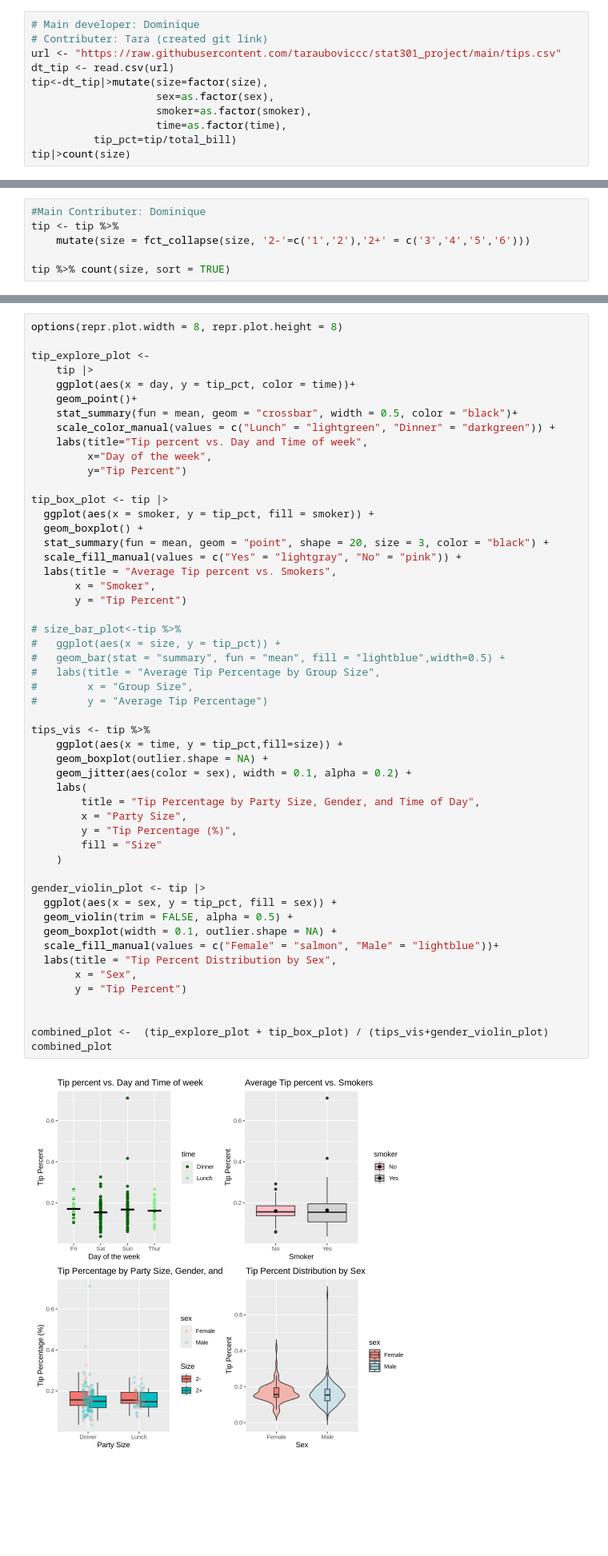
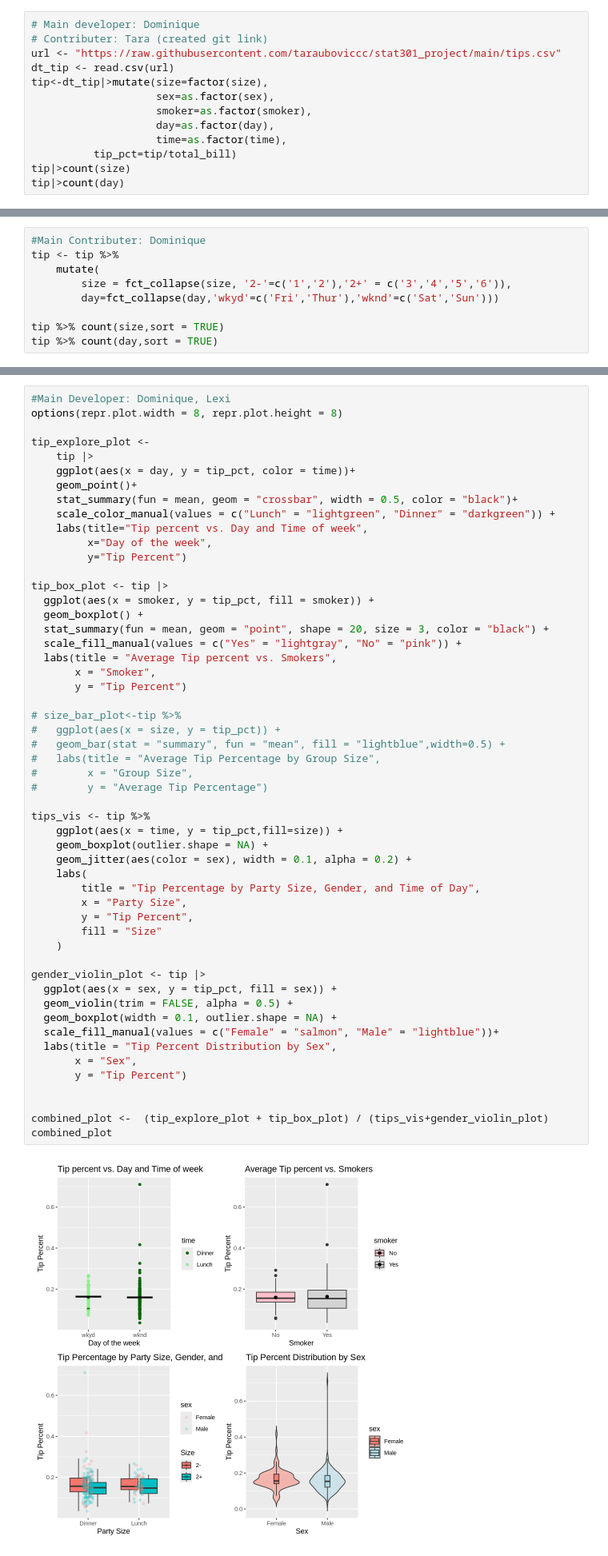
Before and after one commit to lllexiliang/stat301-final-project, a Jupyter notebook: final_project.ipynb, the cells around one changed output, grey strips where cells are left out. Shown at 80% size. Cells and saved outputs as stored; diff of their text form; blank space fills up the shorter version.

Commit message:
Variable Selection and Visualization

```diff
--- a/final_project.ipynb
+++ b/final_project.ipynb
@@ -72,9 +72,11 @@ dt_tip <- read.csv(url)
 tip<-dt_tip|>mutate(size=factor(size),
                     sex=as.factor(sex),
                     smoker=as.factor(smoker),
+                    day=as.factor(day),
                     time=as.factor(time),
           tip_pct=tip/total_bill)
 tip|>count(size)
+tip|>count(day)
 # %% [output]
 A data.frame: 6 × 2
 | size | n |
@@ -90,9 +100,12 @@ A data.frame: 6 × 2
 # %%
 #Main Contributer: Dominique
 tip <- tip %>%
-    mutate(size = fct_collapse(size, '2-'=c('1','2'),'2+' = c('3','4','5','6')))
+    mutate(
+        size = fct_collapse(size, '2-'=c('1','2'),'2+' = c('3','4','5','6')),
+        day=fct_collapse(day,'wkyd'=c('Fri','Thur'),'wknd'=c('Sat','Sun')))
 
-tip %>% count(size, sort = TRUE)
+tip %>% count(size,sort = TRUE)
+tip %>% count(day,sort = TRUE)
 # %% [output]
 A data.frame: 2 × 2
 | size | n |
@@ -104,4 +120,5 @@ A data.frame: 2 × 2
 # %%
+#Main Developer: Dominique, Lexi
 options(repr.plot.width = 8, repr.plot.height = 8)
 
 tip_explore_plot <-
@@ -126,35 +143,35 @@ tip_box_plot <- tip |>
 # size_bar_plot<-tip %>%
 #   ggplot(aes(x = size, y = tip_pct)) +
 #   geom_bar(stat = "summary", fun = "mean", fill = "lightblue",width=0.5) +
 #   labs(title = "Average Tip Percentage by Group Size",
 #        x = "Group Size",
 #        y = "Average Tip Percentage")
 
 tips_vis <- tip %>%
     ggplot(aes(x = time, y = tip_pct,fill=size)) +
     geom_boxplot(outlier.shape = NA) +
     geom_jitter(aes(color = sex), width = 0.1, alpha = 0.2) +
     labs(
         title = "Tip Percentage by Party Size, Gender, and Time of Day",
         x = "Party Size",
-        y = "Tip Percentage (%)",
+        y = "Tip Percent",
         fill = "Size"
     )
 
 gender_violin_plot <- tip |>
   ggplot(aes(x = sex, y = tip_pct, fill = sex)) +
   geom_violin(trim = FALSE, alpha = 0.5) +
   geom_boxplot(width = 0.1, outlier.shape = NA) +
   scale_fill_manual(values = c("Female" = "salmon", "Male" = "lightblue"))+
   labs(title = "Tip Percent Distribution by Sex",
        x = "Sex",
        y = "Tip Percent")
 
 
 combined_plot <-  (tip_explore_plot + tip_box_plot) / (tips_vis+gender_violin_plot)
 combined_plot
 # %% [output]
-[figure, old version]
+[figure, new version]
 # %% [markdown]
 From the plots we learned:
 1. More transactions happen on weekend dinner hours.
```
Also changed, not shown: parts of 12 cells of this notebook.
